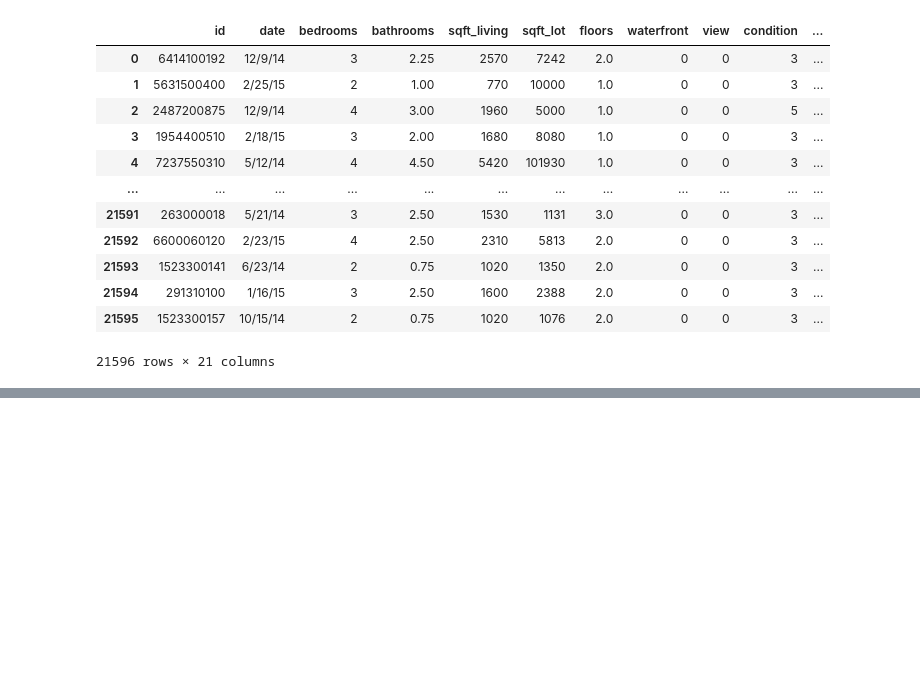
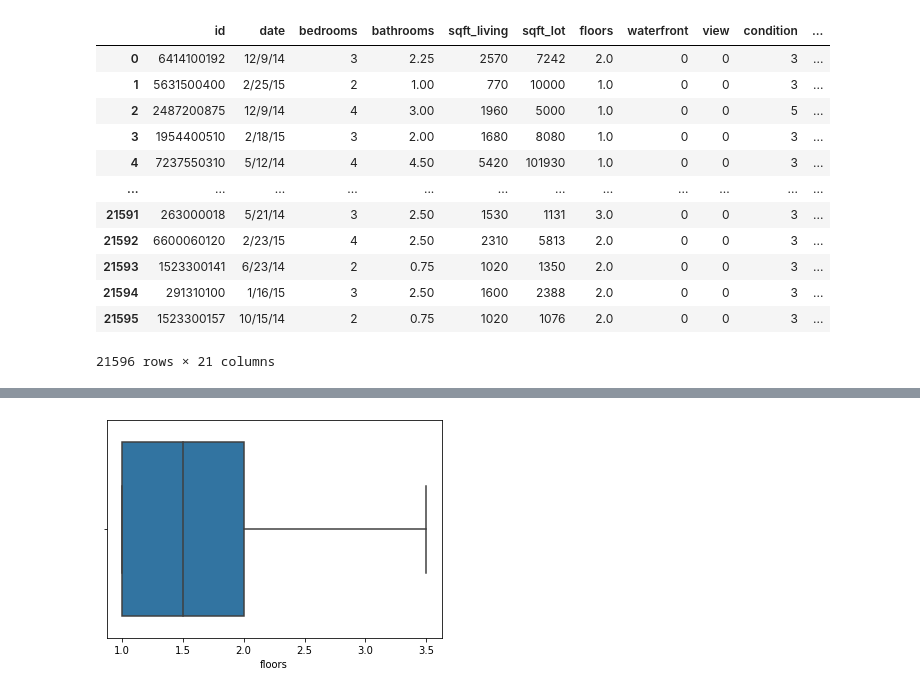
Before and after one commit to Johnnvi/Mid-Bootcamp-project, a Jupyter notebook: python_questions.ipynb, the cells around one changed output, grey strips where cells are left out. Saved outputs shown, nothing was run; the diff lists cells and outputs as text; code cells hidden in the pictures; blank space fills up the shorter version.

```diff
--- a/python_questions.ipynb
+++ b/python_questions.ipynb
@@ -83,0 +115,4 @@ sns.boxplot(x="variable", y="value", data=pd.melt(data[['sqft_living','sqft_lot'
+# %%
+sns.boxplot(data=data, x= 'floors');
+# %% [output]
+[figure, added]
```
Also changed, not shown: parts of 34 cells of this notebook.
